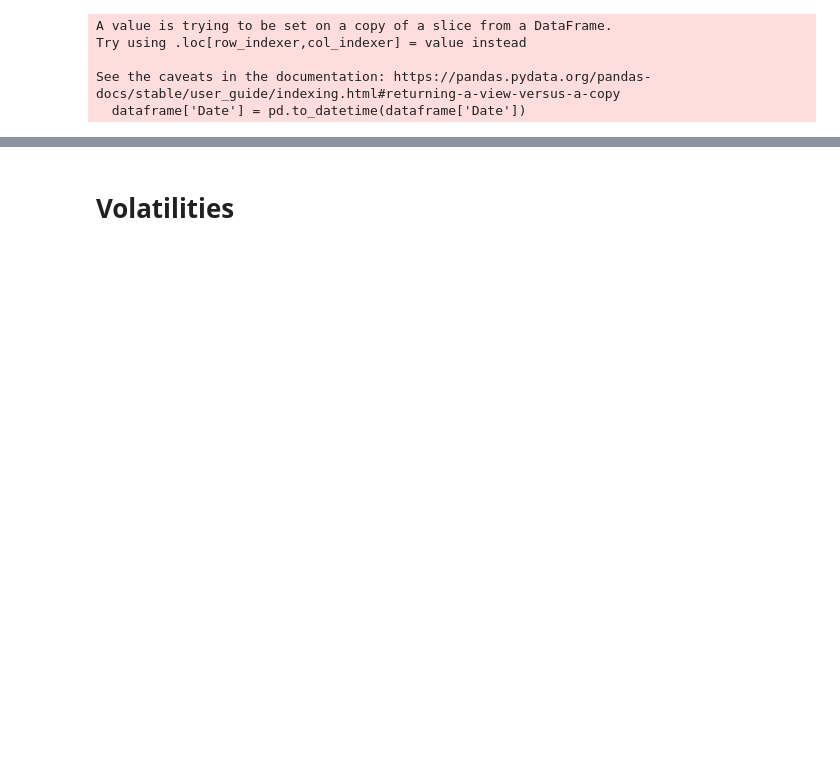
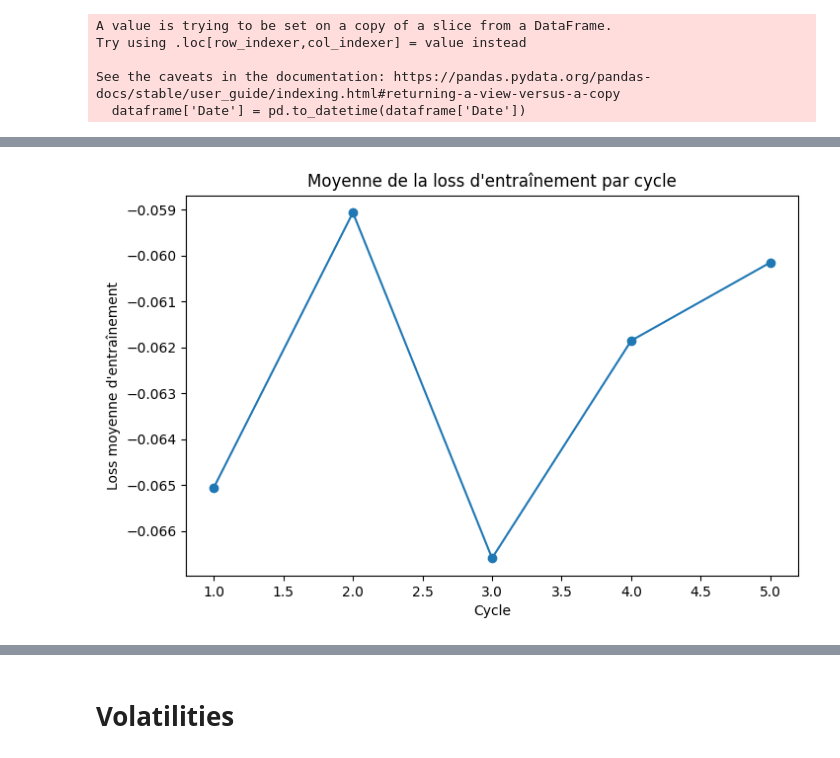
Before and after one commit to alexandreviard/DL-Portfolio-CMAP, a Jupyter notebook: rnn.ipynb, the cells around one changed output, grey strips where cells are left out. Saved outputs shown, nothing was run; the diff lists cells and outputs as text; code cells hidden in the pictures; blank space fills up the shorter version.

```diff
--- a/rnn.ipynb
+++ b/rnn.ipynb
@@ -349,3 +353,13 @@ len des dates 2695
+# %%
+average_train_loss_by_cycle = [sum(train_losses) / len(train_losses) for train_losses in train_losses_by_cycle]
+plt.figure(figsize=(8, 5))
+plt.plot(range(1, len(average_train_loss_by_cycle) + 1), average_train_loss_by_cycle, marker='o')
+plt.xlabel("Cycle")
+plt.ylabel("Loss moyenne d'entraînement")
+plt.title("Moyenne de la loss d'entraînement par cycle")
+plt.show()
+# %% [output]
+[figure, added]
 # %%
 
 dataframe_result = pd.DataFrame({
```
Also changed, not shown: parts of 25 cells of this notebook.
